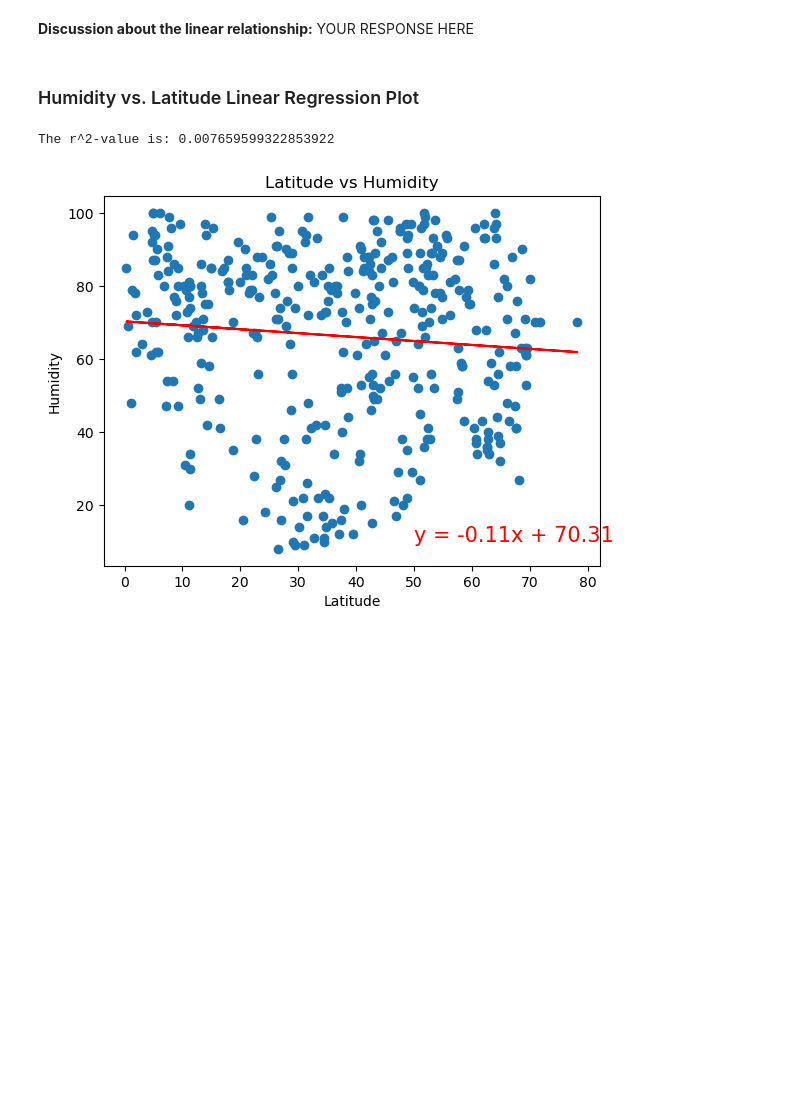
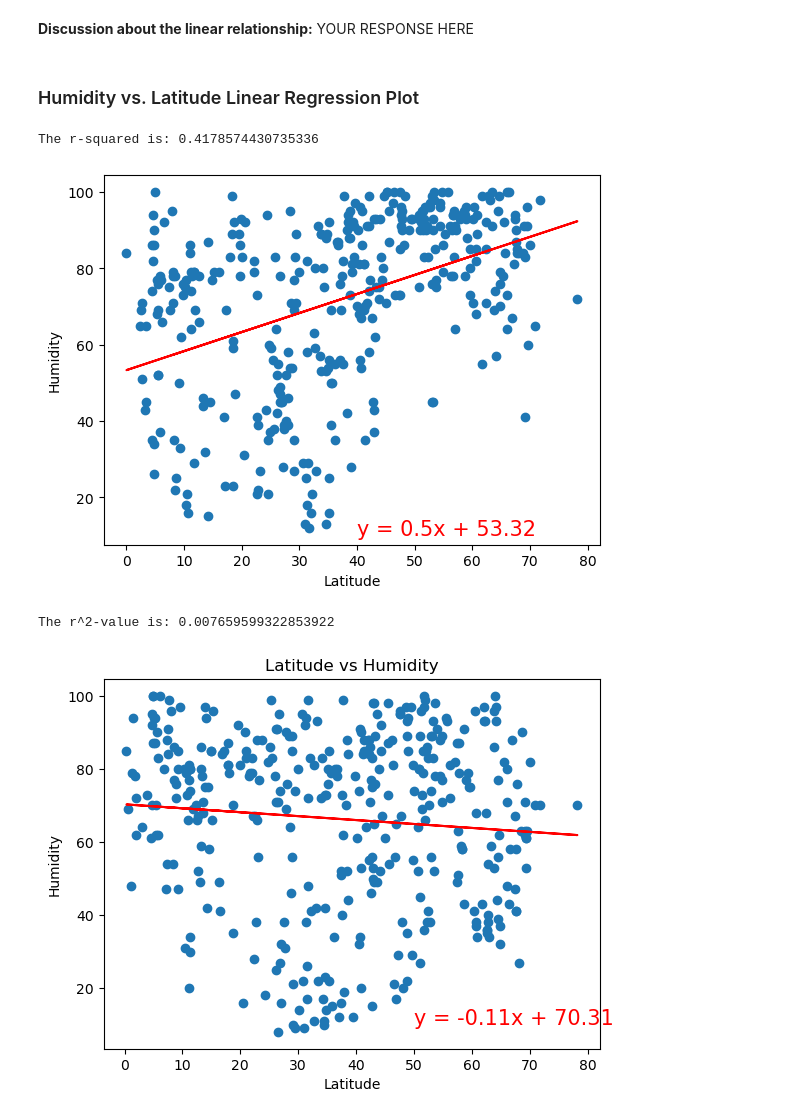
Before and after one commit to cosmopaladin/python-api-challenge, a Jupyter notebook: WeatherPy.ipynb, the cells around one changed output. Cells and saved outputs as stored; diff of their text form; code cells hidden in the pictures; blank space fills up the shorter version.

```diff
--- a/WeatherPy.ipynb
+++ b/WeatherPy.ipynb
@@ -334,6 +336,14 @@ The r-squared is: 0.567513345519517
 **Discussion about the linear relationship:** YOUR RESPONSE HERE
 # %% [markdown]
 ### Humidity vs. Latitude Linear Regression Plot
+# %%
+# Northern Hemisphere
+x_values = northern_hemi_df["Lat"]
+y_values = northern_hemi_df["Humidity"]
+plot_linear_regression(x_values, y_values, 'Humidity',(40,10))
+# %% [output]
+The r-squared is: 0.4178574430735336
+[figure, added]
 # %%
 # Northern Hemisphere
 # YOUR CODE HERE
```
Also changed, not shown: parts of 2 cells of this notebook.
